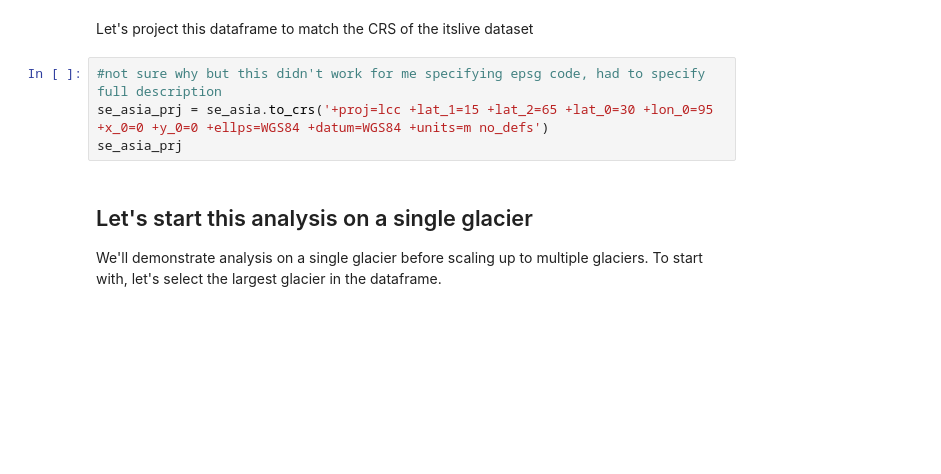
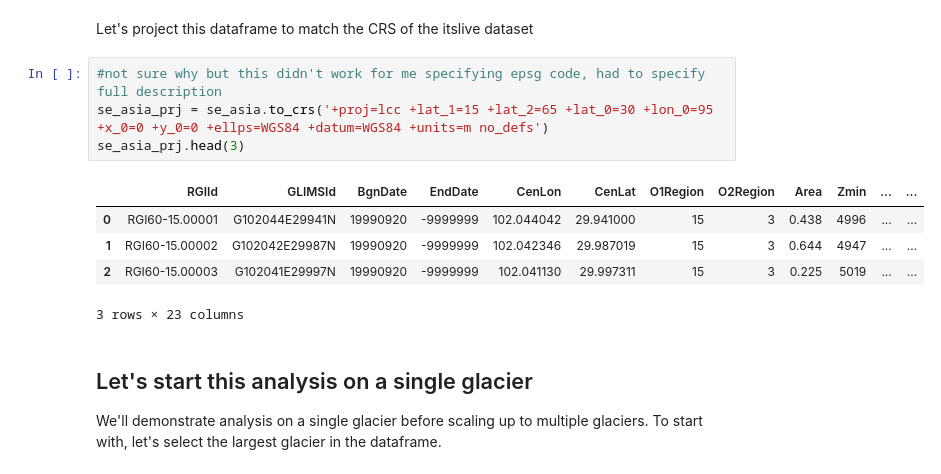
Before and after one commit to e-marshall/itslive, a Jupyter notebook: individual_glacier_analysis1.ipynb, the cells around one changed output. Cells and saved outputs as stored; diff of their text form; blank space fills up the shorter version.

```diff
--- a/individual_glacier_analysis1.ipynb
+++ b/individual_glacier_analysis1.ipynb
@@ -141,7 +189,13 @@ Let's project this dataframe to match the CRS of the itslive dataset
 # %%
 #not sure why but this didn't work for me specifying epsg code, had to specify full description
 se_asia_prj = se_asia.to_crs('+proj=lcc +lat_1=15 +lat_2=65 +lat_0=30 +lon_0=95 +x_0=0 +y_0=0 +ellps=WGS84 +datum=WGS84 +units=m no_defs')
-se_asia_prj
+se_asia_prj.head(3)
+# %% [output]
+|  | RGIId | GLIMSId | BgnDate | EndDate | CenLon | CenLat | O1Region | O2Region | Area | Zmin | ... | ... |
+| 0 | RGI60-15.00001 | G102044E29941N | 19990920 | -9999999 | 102.044042 | 29.941000 | 15 | 3 | 0.438 | 4996 | ... | ... |
+| 1 | RGI60-15.00002 | G102042E29987N | 19990920 | -9999999 | 102.042346 | 29.987019 | 15 | 3 | 0.644 | 4947 | ... | ... |
+| 2 | RGI60-15.00003 | G102041E29997N | 19990920 | -9999999 | 102.041130 | 29.997311 | 15 | 3 | 0.225 | 5019 | ... | ... |
+3 rows × 23 columns
 # %% [markdown]
 ## Let's start this analysis on a single glacier
 
```
Also changed, not shown: parts of 19 cells of this notebook, 36 other files.
